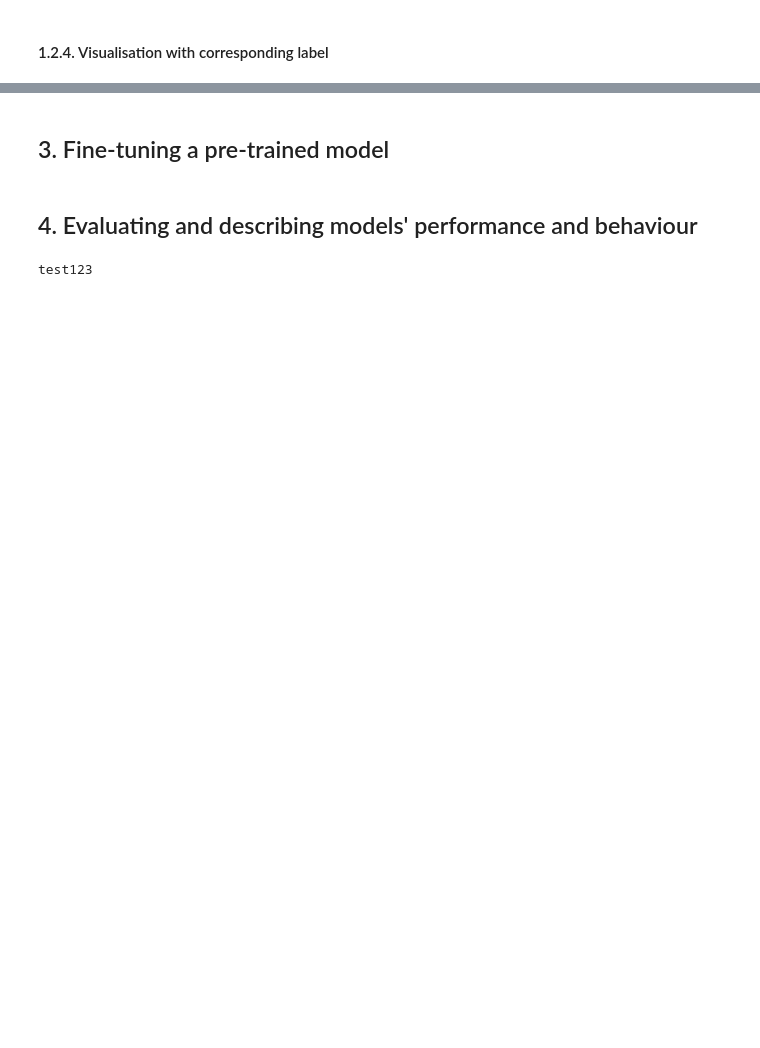
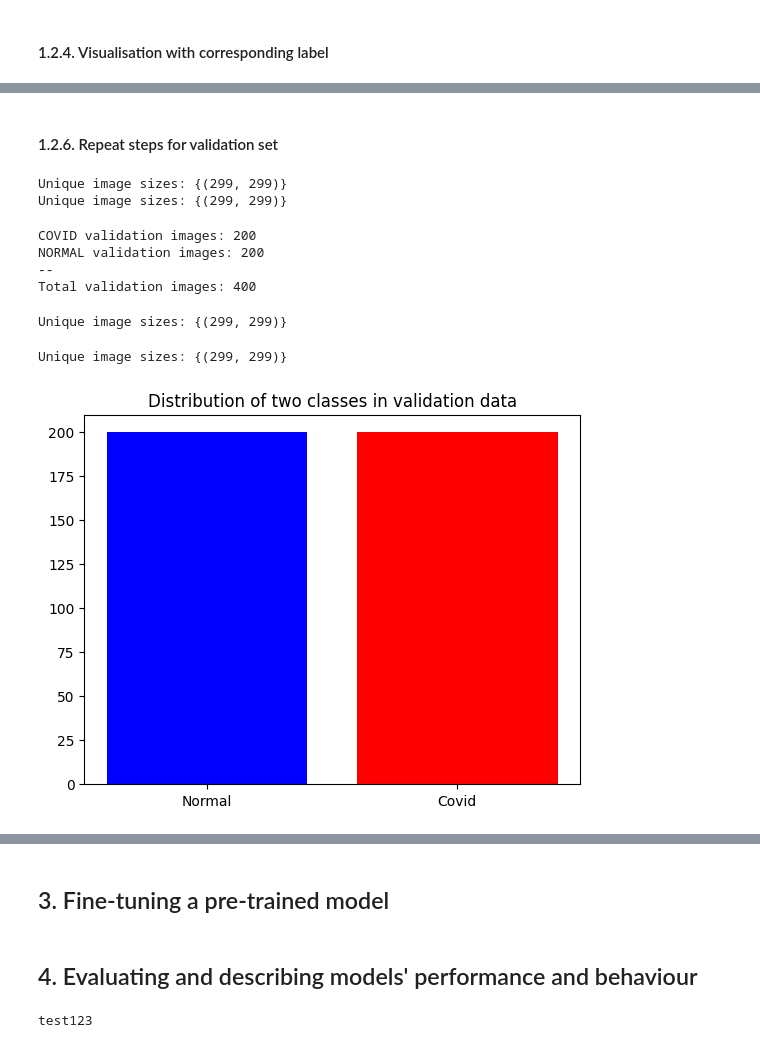
Before and after one commit to rogoemin/projectAI, a Jupyter notebook: projectAI.ipynb, the cells around one changed output, grey strips where cells are left out. Saved outputs shown, nothing was run; the diff lists cells and outputs as text; code cells hidden in the pictures; blank space fills up the shorter version.

```diff
--- a/projectAI.ipynb
+++ b/projectAI.ipynb
@@ -220,0 +238,73 @@ plotImages(sample_training_images[:5], sample_training_labels[:5]) #plots the 5
+# %% [markdown]
+#### 1.2.6. Repeat steps for validation set
+# %%
+#Check for COVID images (validation data)
+folder = 'covid xray/val/COVID'
+sizes = set()
+for filename in os.listdir(folder):
+    img_path = os.path.join(folder, filename)
+    with Image.open(img_path) as img:
+        sizes.add(img.size)  # size = (width, height)
+
+print(f"Unique image sizes: {sizes}")
+
+#Check for NORMAL images (val data)
+folder = 'covid xray/val/NORMAL'
+sizes = set()
+for filename in os.listdir(folder):
+    img_path = os.path.join(folder, filename)
+    with Image.open(img_path) as img:
+        sizes.add(img.size)  # size = (width, height)
+
+print(f"Unique image sizes: {sizes}")
+# %% [output]
+Unique image sizes: {(299, 299)}
+Unique image sizes: {(299, 299)}
+# %%
+num_covid_imgs_val = len(os.listdir(validation_covid_dir))
+num_normal_imgs_val = len(os.listdir(validation_normal_dir))
+
+print(f'COVID validation images: {num_covid_imgs_val}')
+print(f'NORMAL validation images: {num_normal_imgs_val}')
+
+print("--")
+total_val = num_covid_imgs_val + num_normal_imgs_val
+print(f'Total validation images: {total_val}')
+# %% [output]
+COVID validation images: 200
+NORMAL validation images: 200
+--
+Total validation images: 400
+# %%
+#Check for COVID images (validation data)
+folder = 'covid xray/val/COVID'
+sizes = set() #sets do not allow duplicate values.
+for filename in os.listdir(folder):
+    img_path = os.path.join(folder, filename)
+    with Image.open(img_path) as img:
+        sizes.add(img.size)  # size = (width, height)
+
+print(f"Unique image sizes: {sizes}")
+# %% [output]
+Unique image sizes: {(299, 299)}
+# %%
+#Check for NORMAL images (validation data)
+folder = 'covid xray/val/NORMAL'
+sizes = set()
+for filename in os.listdir(folder):
+    img_path = os.path.join(folder, filename)
+    with Image.open(img_path) as img:
+        sizes.add(img.size)  # size = (width, height)
+
+print(f"Unique image sizes: {sizes}")
+# %% [output]
+Unique image sizes: {(299, 299)}
+# %%
+labels = ['Normal', 'Covid']
+cases = [num_normal_imgs_val, num_covid_imgs_val]
+plt.bar(labels, cases, color=['blue', 'red'])
+
+plt.title('Distribution of two classes in validation data')
+plt.show()
+# %% [output]
+[figure, added]
```
Also changed, not shown: parts of 23 cells of this notebook.
